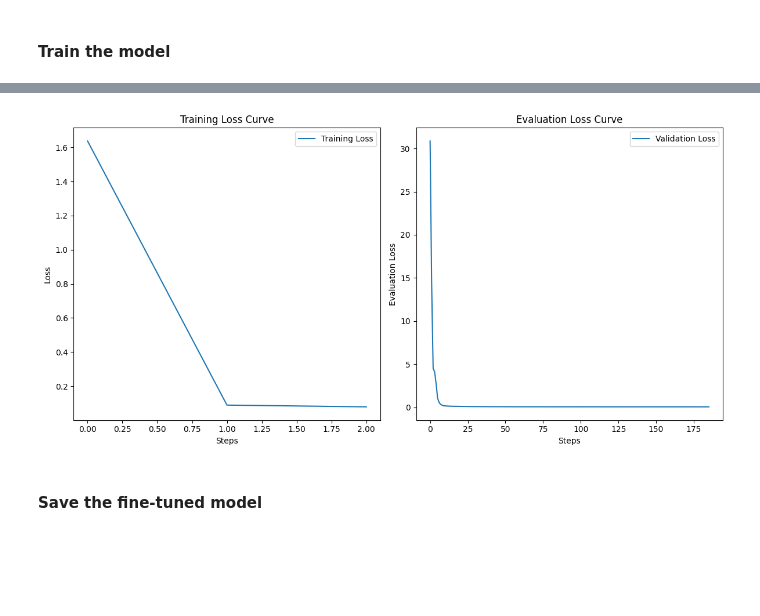
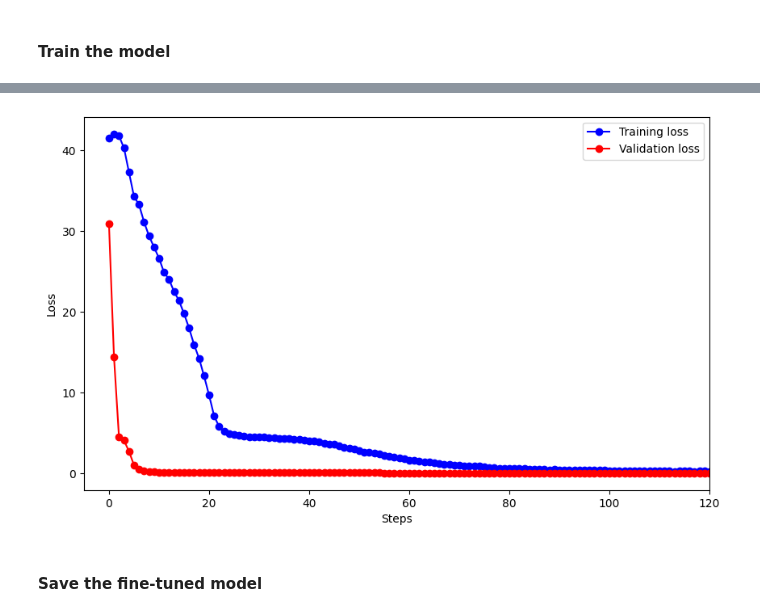
Before and after one commit to Lyfae/AAI-590-Capstone, a Jupyter notebook: Fine-Tuned_Flan-T5-Base_Model/Flan_T5_Base_Model_PEFT_LoRA.ipynb, the cells around one changed output, grey strips where cells are left out. Cells and saved outputs as stored; diff of their text form; code cells hidden in the pictures; blank space fills up the shorter version.

```diff
--- a/Fine-Tuned_Flan-T5-Base_Model/Flan_T5_Base_Model_PEFT_LoRA.ipynb
+++ b/Fine-Tuned_Flan-T5-Base_Model/Flan_T5_Base_Model_PEFT_LoRA.ipynb
@@ -505,28 +517,28 @@ peft_trainer.train()
 # %%
 # Path to the log file
-log_file_path = f"{output_dir}/checkpoint-1865/trainer_state.json"
+log_file_path = f"{output_dir}/checkpoint-1865/trainer_state_loss.json"
+log_file_path_val = f"{output_dir}/checkpoint-1865/trainer_state_val.json"
 
 # Load the log file
 with open(log_file_path, "r") as log_file:
     logs = json.load(log_file)
-
-# Extract the training loss
-training_loss = [entry["loss"] for entry in logs["log_history"] if "loss" in entry]
-# Extract the validation loss
-validation_loss = [entry['eval_loss'] for entry in logs["log_history"] if "eval_loss" in entry]
-
+with open(log_file_path_val, "r") as log_file_val:
+    logs_val = json.load(log_file_val)
+# Extract the training losses
+training_losses = [entry["loss"] for entry in logs["log_history"] if "loss" in entry]
+validation_losses = [entry["eval_loss"] for entry in logs_val["log_history"] if "eval_loss" in entry]
 # Plot the learning curve
 plt.figure(figsize = (10, 6))
-plt.plot(training_loss, 'bo-', label = "Training loss")
-plt.plot(validation_loss, 'ro-', label = "Validation loss")
+plt.plot(training_losses, 'bo-', label = "Training loss")
+plt.plot(validation_losses, 'ro-', label = "Validation loss")
 plt.xlabel("Steps")
 plt.ylabel("Loss")
 plt.xlim([-5, 120])
 plt.legend()
 plt.savefig('Learning_Curve_Chatbot')
 plt.show()
 # %% [output]
-[figure, old version]
+[figure, new version]
 # %% [markdown]
 #### Save the fine-tuned model
 # %%
```
Also changed, not shown: parts of 27 cells of this notebook, 4 other files.
